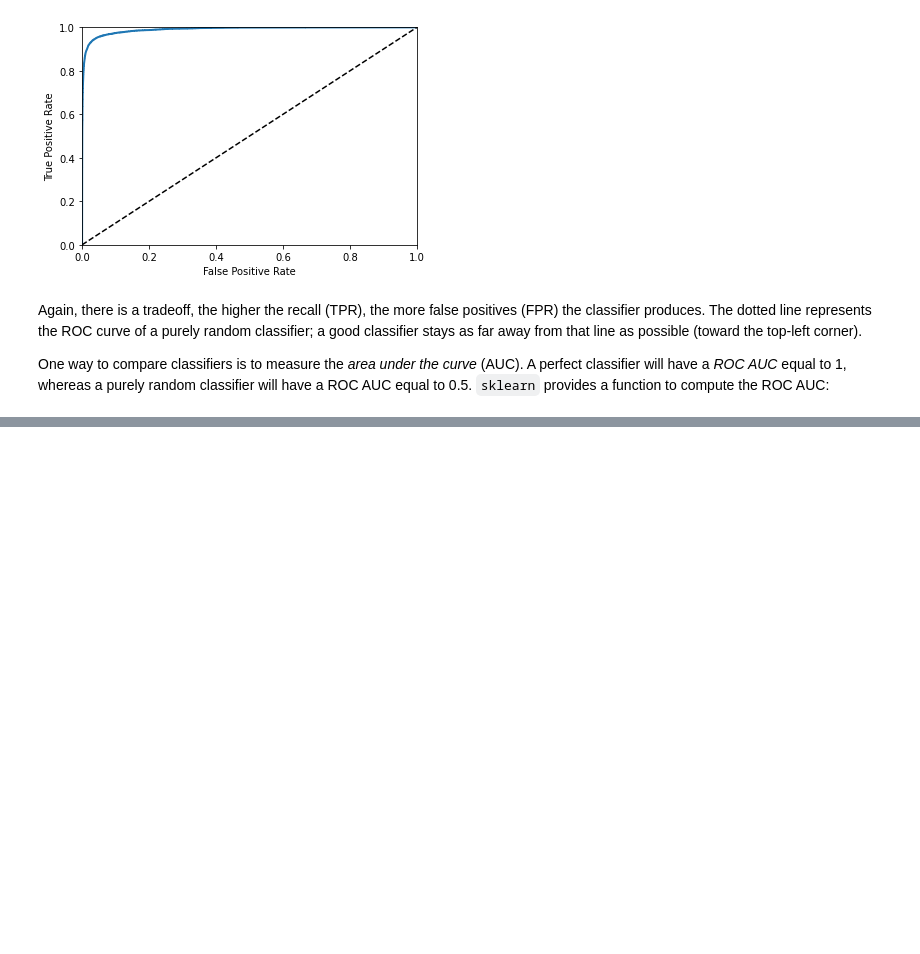
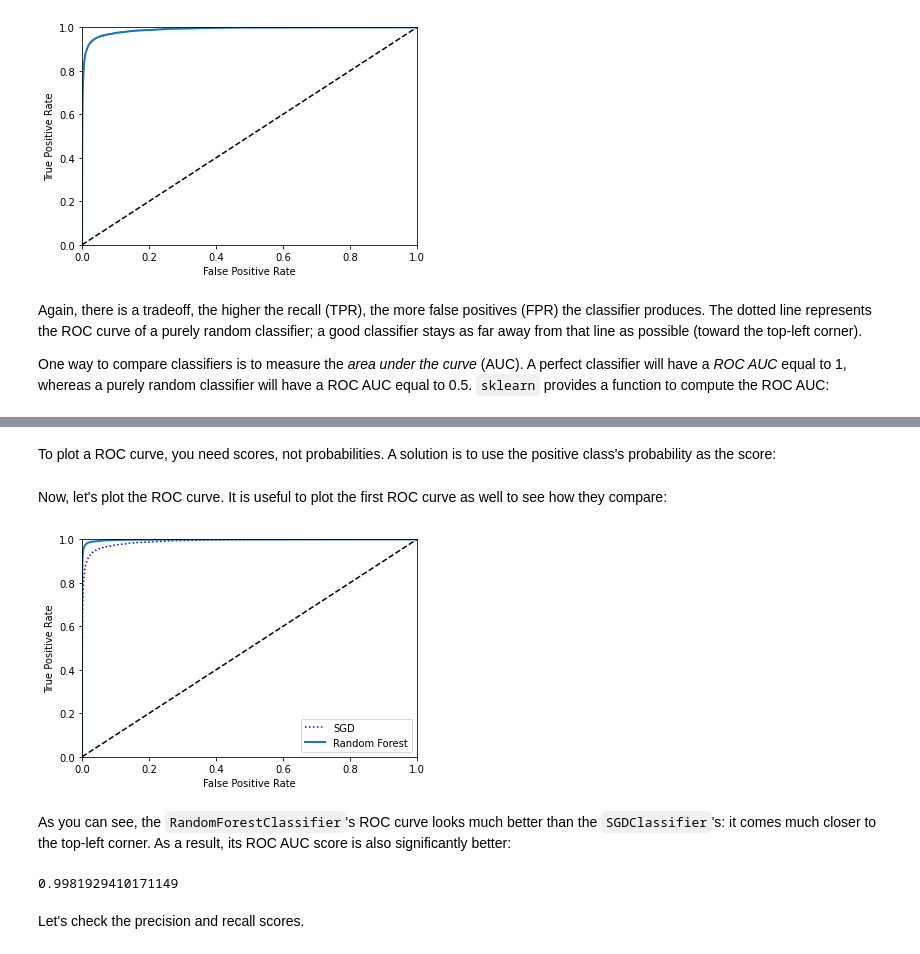
Before and after one commit to sminerport/notebooks, a Jupyter notebook: Hands-On-Machine-Learning/chapter-3-classification.ipynb, the cells around one changed output, grey strips where cells are left out. Saved outputs shown, nothing was run; the diff lists cells and outputs as text; code cells hidden in the pictures; blank space fills up the shorter version.

Commit message:
RandomForestClassifier

```diff
--- a/Hands-On-Machine-Learning/chapter-3-classification.ipynb
+++ b/Hands-On-Machine-Learning/chapter-3-classification.ipynb
@@ -454,0 +468,27 @@ One way to compare classifiers is to measure the *area under the curve* (AUC). A
+# %%
+from sklearn.ensemble import RandomForestClassifier
+
+forest_clf = RandomForestClassifier(random_state=42)
+y_probas_forest = cross_val_predict(forest_clf, X_train, y_train_7, cv=3, method="predict_proba")
+# %% [markdown]
+To plot a ROC curve, you need scores, not probabilities. A solution is to use the positive class's probability as the score:
+# %%
+y_scores_forest = y_probas_forest[:, 1] # score = proba of positive class
+fpr_forest, tpr_forest, thresholds_forest = roc_curve(y_train_7, y_scores_forest)
+# %% [markdown]
+Now, let's plot the ROC curve. It is useful to plot the first ROC curve as well to see how they compare:
+# %%
+plt.plot(fpr, tpr, "b:", label="SGD")
+plot_roc_curve(fpr_forest, tpr_forest, "Random Forest")
+plt.legend(loc="lower right")
+plt.show()
+# %% [output]
+[figure, added]
+# %% [markdown]
+As you can see, the `RandomForestClassifier`'s ROC curve looks much better than the `SGDClassifier`'s: it comes much closer to the top-left corner. As a result, its ROC AUC score is also significantly better:
+# %%
+roc_auc_score(y_train_7, y_scores_forest)
+# %% [output]
+0.9981929410171149
+# %% [markdown]
+Let's check the precision and recall scores.
```
Also changed, not shown: parts of 4 cells of this notebook.
